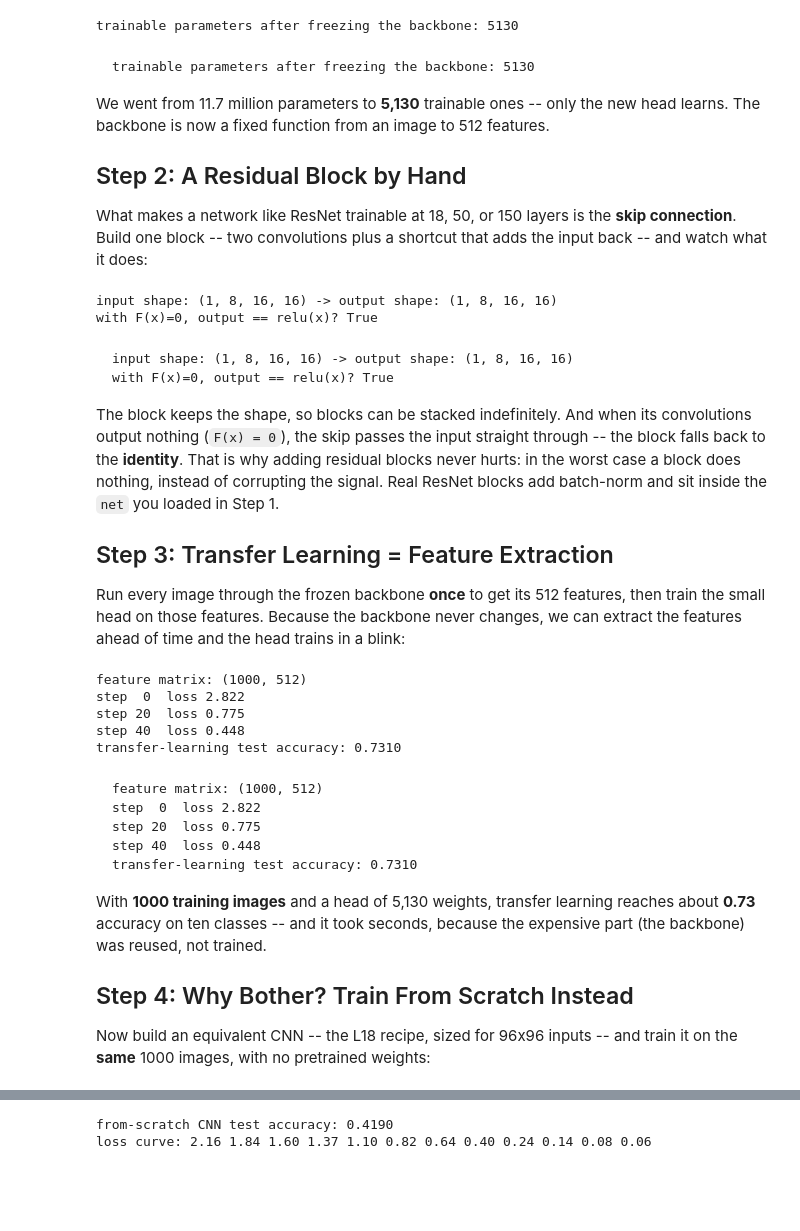
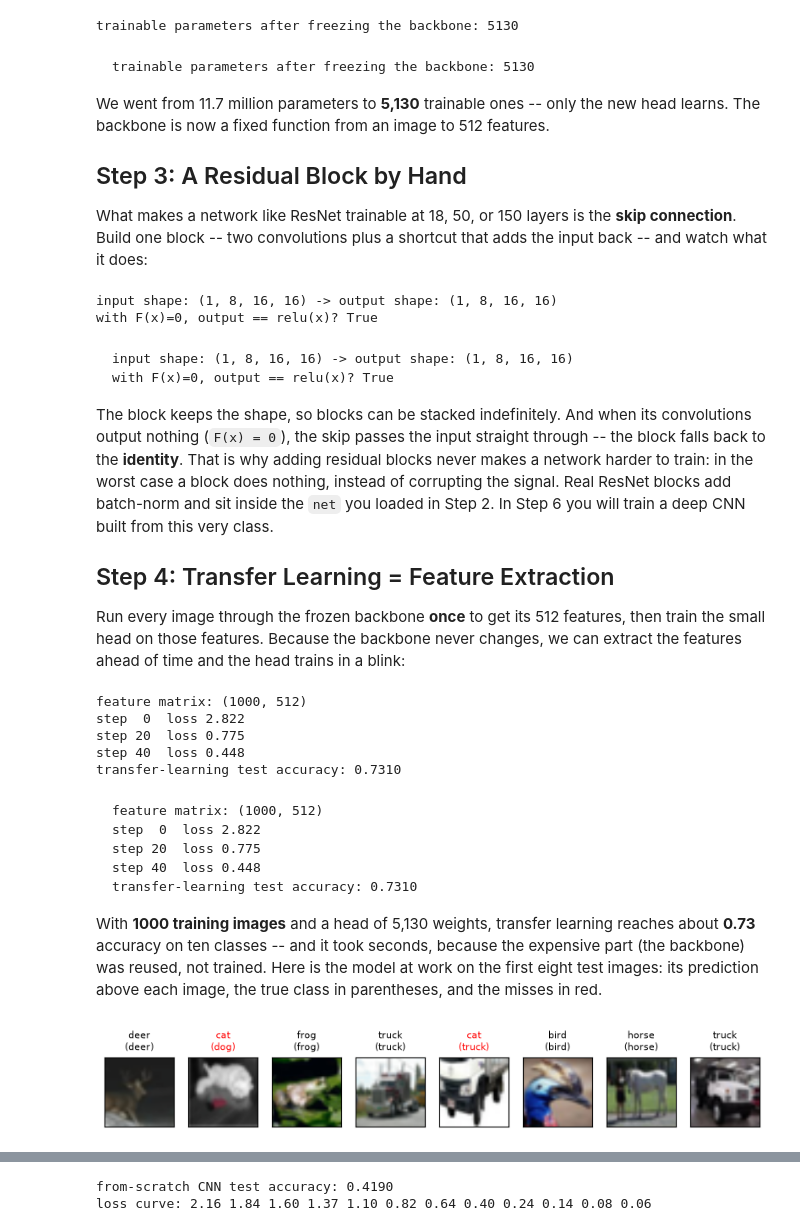
Before and after one commit to devomh/cdat4011-2026, a Jupyter notebook: u05_deep_learning/l19_lab_cnn_architectures_transfer.ipynb, the cells around one changed output, grey strips where cells are left out. Cells and saved outputs as stored; diff of their text form; code cells hidden in the pictures; blank space fills up the shorter version.

```diff
--- a/u05_deep_learning/l19_lab_cnn_architectures_transfer.ipynb
+++ b/u05_deep_learning/l19_lab_cnn_architectures_transfer.ipynb
@@ -120,7 +153,7 @@ trainable parameters after freezing the backbone: 5130
 We went from 11.7 million parameters to **5,130** trainable ones -- only the new head learns. The
 backbone is now a fixed function from an image to 512 features.
 
-## Step 2: A Residual Block by Hand
+## Step 3: A Residual Block by Hand
 
 What makes a network like ResNet trainable at 18, 50, or 150 layers is the **skip connection**. Build
 one block -- two convolutions plus a shortcut that adds the input back -- and watch what it does:
@@ -156,11 +189,11 @@ with F(x)=0, output == relu(x)? True
 
 The block keeps the shape, so blocks can be stacked indefinitely. And when its convolutions output
 nothing (`F(x) = 0`), the skip passes the input straight through -- the block falls back to the
-**identity**. That is why adding residual blocks never hurts: in the worst case a block does nothing,
-instead of corrupting the signal. Real ResNet blocks add batch-norm and sit inside the `net` you loaded
-in Step 1.
+**identity**. That is why adding residual blocks never makes a network harder to train: in the worst
+case a block does nothing, instead of corrupting the signal. Real ResNet blocks add batch-norm and sit inside the `net` you loaded
+in Step 2. In Step 6 you will train a deep CNN built from this very class.
 
-## Step 3: Transfer Learning = Feature Extraction
+## Step 4: Transfer Learning = Feature Extraction
 
 Run every image through the frozen backbone **once** to get its 512 features, then train the small head
 on those features. Because the backbone never changes, we can extract the features ahead of time and
@@ -205,9 +239,17 @@ transfer-learning test accuracy: 0.7310
 
 With **1000 training images** and a head of 5,130 weights, transfer learning reaches about **0.73**
 accuracy on ten classes -- and it took seconds, because the expensive part (the backbone) was reused,
-not trained.
-
-## Step 4: Why Bother? Train From Scratch Instead
-
-Now build an equivalent CNN -- the L18 recipe, sized for 96x96 inputs -- and train it on the **same**
-1000 images, with no pretrained weights:
+not trained. Here is the model at work on the first eight test images: its prediction above each
+image, the true class in parentheses, and the misses in red.
+# %%
+xb, yb = next(iter(test_loader))
+with torch.no_grad():
+    pred = head(backbone(xb[:8]).flatten(1)).argmax(1)
+plt.figure(figsize=(10, 2.2))
+for i in range(8):
+    guess, true = CLASSES[pred[i]], CLASSES[yb[i]]
+    plt.subplot(1, 8, i + 1); plt.imshow(to_rgb(xb[i])); plt.xticks([]); plt.yticks([])
+    plt.title(f"{guess}\n({true})", fontsize=8, color="black" if guess == true else "red")
+plt.show()
+# %% [output]
+[figure, added]
```
Also changed, not shown: parts of 22 cells of this notebook, 3 other files.
